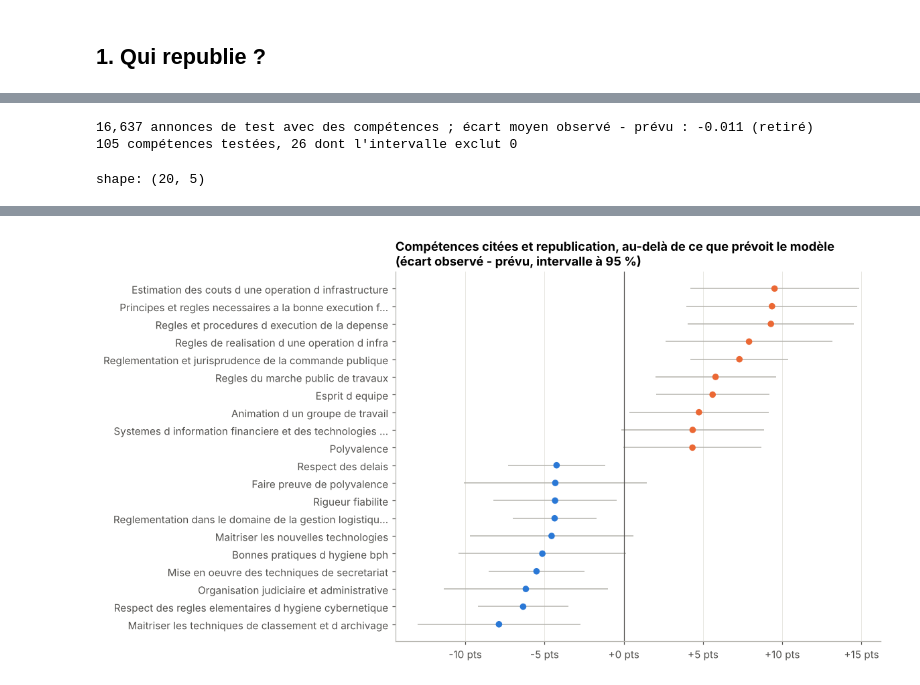
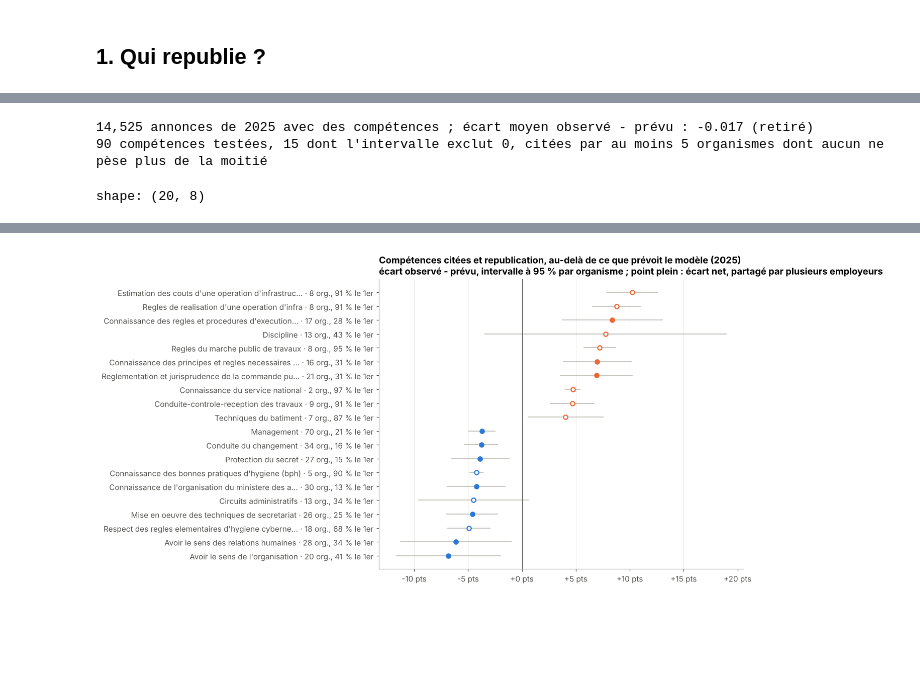
Before and after one commit to nitescuale/offres-emploi-competences, a Jupyter notebook: notebooks/04_recrutement.ipynb, the cells around one changed output, grey strips where cells are left out. Cells and saved outputs as stored; diff of their text form; code cells hidden in the pictures; blank space fills up the shorter version.

```diff
--- a/notebooks/04_recrutement.ipynb
+++ b/notebooks/04_recrutement.ipynb
@@ -92,11 +99,13 @@ shape: (5, 3)
 # Robustesse de la définition : le classement des métiers change-t-il avec la fenêtre ?
 taux = {}
 for lo, hi in [(7, 90), (7, 180), (30, 365)]:
-    b = rec.republications(offres, lo, hi)
+    b = a if (lo, hi) == (7, 180) else rec.republications(offres, lo, hi)
     taux[(lo, hi)] = b.group_by("metier").agg(r=pl.col("republiee").mean(), n=pl.len()).filter(pl.col("n") >= 1000)
-ref = taux[(7, 180)]
 for k in [(7, 90), (30, 365)]:
-    j = ref.join(taux[k], on="metier")
+    j = taux[(7, 180)].join(taux[k], on="metier")
     print(f"Fenêtre {k[0]}-{k[1]} jours : corrélation de rang avec 7-180 jours = {spearmanr(j['r'], j['r_right']).statistic:.2f} "
           f"({j.height} métiers)")
+# L'historique du poste : publications des 12 mois précédents
+(a.with_columns(pl.col("publications_an").clip(upper_bound=5)).group_by("publications_an")
+ .agg(annonces=pl.len(), republiees=pl.col("republiee").mean()).sort("publications_an"))
 # %% [output]
@@ -329,35 +404,51 @@ et prévue, par compétence citée dans au moins 150 de ces annonces, avec un in
 # %%
 items = pl.read_parquet(donnees.chemin("competences_items.parquet")).unique(["annonce_id", "forme"])
-# Modèle complet (organisme compris) : l'écart ne doit pas refléter seulement l'employeur qui rédige le texte
-complet, cols_complet = modeles["LightGBM complet"]
-residu = test.select("annonce_id").with_columns(ecart=pl.Series(y_test - complet.predict(X_test[cols_complet])))
-residu = residu.filter(pl.col("annonce_id").is_in(items["annonce_id"].unique().implode()))
-# Le modèle surestime un peu la republication des annonces avec texte : on centre l'écart sur ces annonces
-print(f"{residu.height:,} annonces de test avec des compétences ; écart moyen observé - prévu : {residu['ecart'].mean():+.3f} (retiré)")
+complet, cols_complet = modeles["complet"]
+t25 = test.with_columns(ecart=pl.Series(y_test - complet.predict(X_test[cols_complet]))).filter(pl.col("annee") == 2025)
+residu = t25.filter(pl.col("annonce_id").is_in(items["annonce_id"].unique().implode())).select("annonce_id", "organisme", "ecart")
+# Le modèle se trompe en moyenne un peu sur les annonces avec texte : on centre l'écart sur ces annonces
+print(f"{residu.height:,} annonces de 2025 avec des compétences ; écart moyen observé - prévu : {residu['ecart'].mean():+.3f} (retiré)")
 residu = residu.with_columns(ecart=pl.col("ecart") - pl.col("ecart").mean())
 avec = residu.join(items, on="annonce_id")
-par_forme = (avec.group_by("forme").agg(n=pl.len(), ecart=pl.col("ecart").mean(), sd=pl.col("ecart").std())
-             .filter(pl.col("n") >= 150).with_columns(marge=1.96 * pl.col("sd") / pl.col("n").sqrt())
-             .with_columns(net=(pl.col("ecart").abs() > pl.col("marge"))).sort("ecart", descending=True))
-print(f"{par_forme.height} compétences testées, {par_forme['net'].sum()} dont l'intervalle exclut 0")
-graphies = pl.read_parquet(donnees.chemin("competences_formes.parquet")) if "libelle" in pl.read_parquet_schema(donnees.chemin("competences_formes.parquet")) else None
-LIB = dict(graphies.select("forme", "libelle").iter_rows()) if graphies is not None else {}
-def lib(f, n=55):
+grappes = (avec.with_columns(m=pl.col("ecart").mean().over("forme"))
+           .group_by("forme", "organisme").agg(s=(pl.col("ecart") - pl.col("m")).sum(), k=pl.len()))
+robuste = (grappes.group_by("forme").agg(v=(pl.col("s") ** 2).sum(), G=pl.len(),
+                                         part_premier=pl.col("k").max() / pl.col("k").sum(),
+                                         premier=pl.col("organisme").sort_by("k", descending=True).first()))
+par_forme = (avec.group_by("forme").agg(n=pl.len(), ecart=pl.col("ecart").mean()).filter(pl.col("n") >= 150)
+             .join(robuste, on="forme")
+             .with_columns(marge=1.96 * (pl.col("v") * pl.col("G") / (pl.col("G") - 1).clip(lower_bound=1)).sqrt() / pl.col("n"))
+             # Une compétence citée surtout par un seul employeur ne dit rien de la compétence : on ne la retient pas
+             .with_columns(net=(pl.col("ecart").abs() > pl.col("marge")) & (pl.col("G") >= 5) & (pl.col("part_premier") <= 0.5))
+             .sort("ecart", descending=True))
+print(f"{par_forme.height} compétences testées, {par_forme['net'].sum()} dont l'intervalle exclut 0, citées par au moins "
+      f"5 organismes dont aucun ne pèse plus de la moitié")
+graphies = comp.items_des_offres(offres).group_by("forme", "item").len()
+majoritaire = graphies.sort(["len", "item"], descending=[True, False]).group_by("forme", maintain_order=True).first()
+accent = (graphies.filter(pl.col("item").str.contains(r"[éèêàâùûôîç]")).sort(["len", "item"], descending=[True, False])
+          .group_by("forme", maintain_order=True).first())
+LIB = dict(majoritaire.join(accent, on="forme", how="left", suffix="_a")
+           .select("forme", pl.when(pl.col("len_a") >= 0.2 * pl.col("len")).then("item_a").otherwise("item")).iter_rows())
+def lib(f, n=58):
     t = LIB.get(f, f)
-    t = t[0].upper() + t[1:]
+    t = t.capitalize() if t.isupper() else t[0].upper() + t[1:]
     return t if len(t) <= n else t[: n - 1] + "…"
 ext = pl.concat([par_forme.head(10), par_forme.tail(10)]).reverse()
-fig, ax = plt.subplots(figsize=(8.5, 6.5))
+fig, ax = plt.subplots(figsize=(8.5, 6.8))
 ax.errorbar(ext["ecart"], range(ext.height), xerr=ext["marge"], fmt="none", ecolor="#b5b4ae", lw=1)
-ax.scatter(ext["ecart"], range(ext.height), color=[g.PALETTE[1] if v > 0 else g.PALETTE[0] for v in ext["ecart"]], s=28, zorder=3)
-ax.set_yticks(range(ext.height), [lib(f) for f in ext["forme"]])
+for i, (v, net) in enumerate(zip(ext["ecart"], ext["net"])):
+    c = g.PALETTE[1] if v > 0 else g.PALETTE[0]
+    ax.scatter([v], [i], s=30, zorder=3, color=c if net else "white", edgecolors=c, linewidths=1.5)
+ax.set_yticks(range(ext.height), [f"{lib(f, 50)} · {k} org., {p:.0%} le 1er".replace("%", " %")
+                                   for f, k, p in zip(ext["forme"], ext["G"], ext["part_premier"])])
 ax.axvline(0, color="#52514e", lw=0.8)
 ax.xaxis.set_major_formatter(mtick.FuncFormatter(lambda v, _: f"{v * 100:+.0f} pts"))
 ax.grid(axis="y", visible=False)
-ax.set_title("Compétences citées et republication, au-delà de ce que prévoit le modèle\n(écart observé - prévu, intervalle à 95 %)")
+ax.set_title("Compétences citées et republication, au-delà de ce que prévoit le modèle (2025)\n"
+             "écart observé - prévu, intervalle à 95 % par organisme ; point plein : écart net, partagé par plusieurs employeurs")
 g.enregistrer(fig, "24_competences_republication")
-pl.concat([par_forme.head(10), par_forme.tail(10)]).select("forme", "n", "ecart", "marge", "net")
+pl.concat([par_forme.head(10), par_forme.tail(10)]).select("forme", "n", "G", "premier", "part_premier", "ecart", "marge", "net")
 # %% [output]
-16,637 annonces de test avec des compétences ; écart moyen observé - prévu : -0.011 (retiré)
-105 compétences testées, 26 dont l'intervalle exclut 0
+14,525 annonces de 2025 avec des compétences ; écart moyen observé - prévu : -0.017 (retiré)
+90 compétences testées, 15 dont l'intervalle exclut 0, citées par au moins 5 organismes dont aucun ne pèse plus de la moitié
-shape: (20, 5)
+shape: (20, 8)
@@ -382 +473 @@ shape: (20, 5)
-[figure, old version]
+[figure, new version]
```
Also changed, not shown: parts of 18 cells of this notebook, 9 other files.
